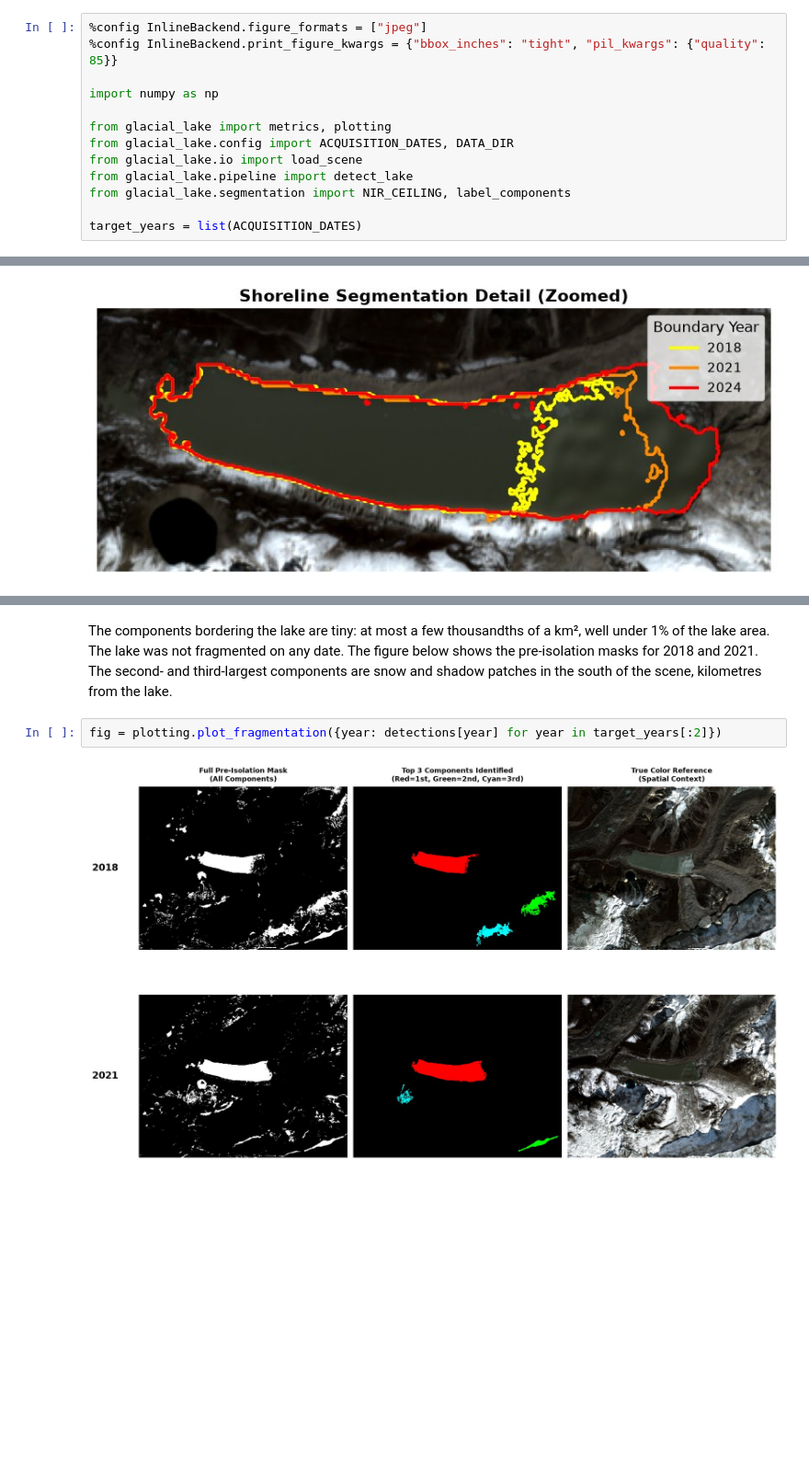
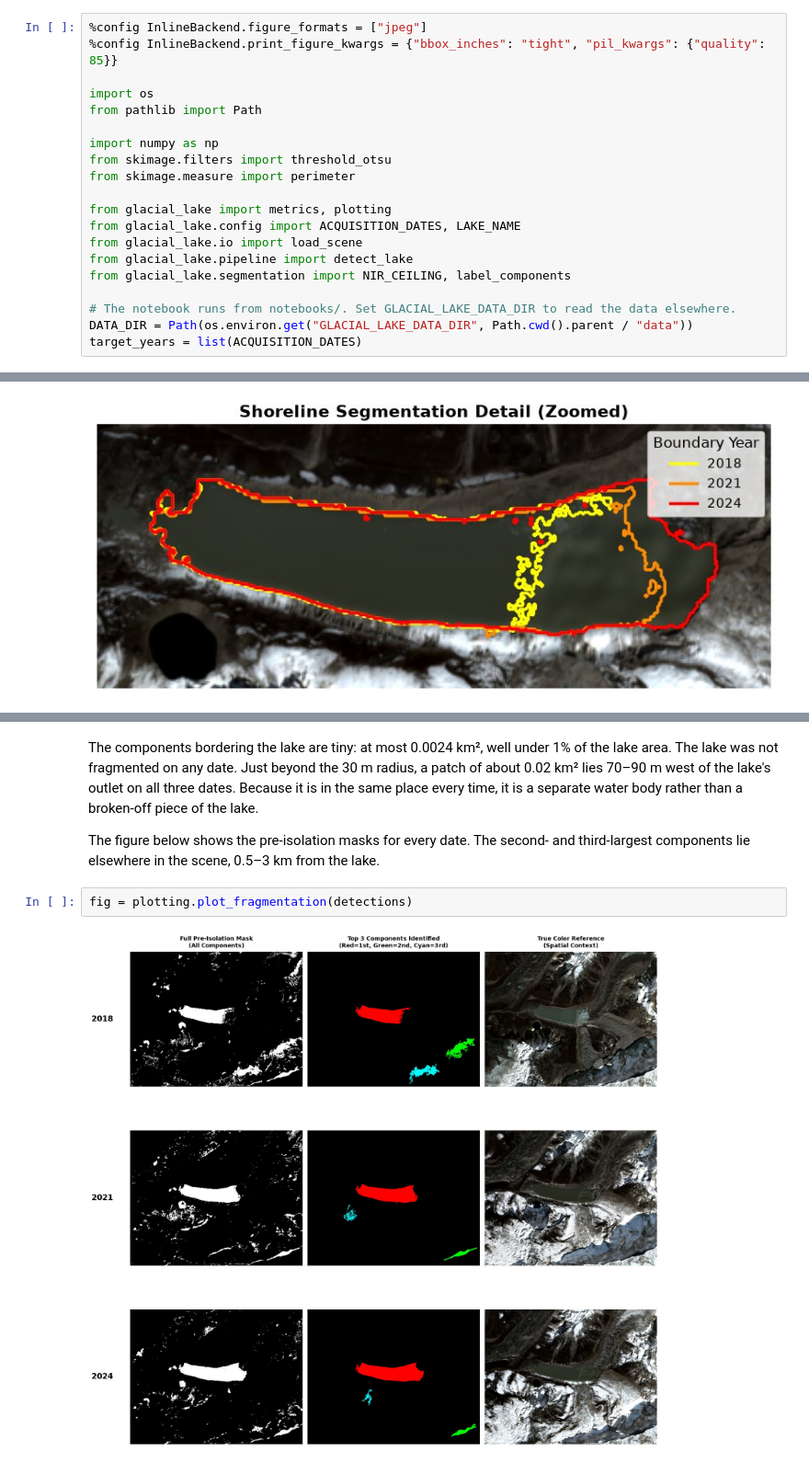
Before and after one commit to piotr-lorek/Imja-Tsho-Lake-Expansion, a Jupyter notebook: notebooks/imja_tsho_analysis.ipynb, the cells around one changed output, grey strips where cells are left out. Shown at 92% size. Saved outputs shown, nothing was run; the diff lists cells and outputs as text; blank space fills up the shorter version.

```diff
--- a/notebooks/imja_tsho_analysis.ipynb
+++ b/notebooks/imja_tsho_analysis.ipynb
@@ -23,14 +23,21 @@ The processing steps live in the `glacial_lake` package (`src/glacial_lake/`); t
 %config InlineBackend.figure_formats = ["jpeg"]
 %config InlineBackend.print_figure_kwargs = {"bbox_inches": "tight", "pil_kwargs": {"quality": 85}}
 
+import os
+from pathlib import Path
+
 import numpy as np
+from skimage.filters import threshold_otsu
+from skimage.measure import perimeter
 
 from glacial_lake import metrics, plotting
-from glacial_lake.config import ACQUISITION_DATES, DATA_DIR
+from glacial_lake.config import ACQUISITION_DATES, LAKE_NAME
 from glacial_lake.io import load_scene
 from glacial_lake.pipeline import detect_lake
 from glacial_lake.segmentation import NIR_CEILING, label_components
 
+# The notebook runs from notebooks/. Set GLACIAL_LAKE_DATA_DIR to read the data elsewhere.
+DATA_DIR = Path(os.environ.get("GLACIAL_LAKE_DATA_DIR", Path.cwd().parent / "data"))
 target_years = list(ACQUISITION_DATES)
 # %% [markdown]
 ## 2. Data
@@ -247,9 +276,11 @@ for year, det in detections.items():
 # %% [markdown]
-The components bordering the lake are tiny: at most a few thousandths of a km², well under 1% of the lake area. The lake was not fragmented on any date. The figure below shows the pre-isolation masks for 2018 and 2021. The second- and third-largest components are snow and shadow patches in the south of the scene, kilometres from the lake.
+The components bordering the lake are tiny: at most 0.0024 km², well under 1% of the lake area. The lake was not fragmented on any date. Just beyond the 30 m radius, a patch of about 0.02 km² lies 70–90 m west of the lake's outlet on all three dates. Because it is in the same place every time, it is a separate water body rather than a broken-off piece of the lake.
+
+The figure below shows the pre-isolation masks for every date. The second- and third-largest components lie elsewhere in the scene, 0.5–3 km from the lake.
 # %%
-fig = plotting.plot_fragmentation({year: detections[year] for year in target_years[:2]})
+fig = plotting.plot_fragmentation(detections)
 # %% [output]
-[figure, old version]
+[figure, new version]
 # %% [markdown]
 ### Boundary uncertainty
 
```
Also changed, not shown: parts of 20 cells of this notebook, 23 other files.
